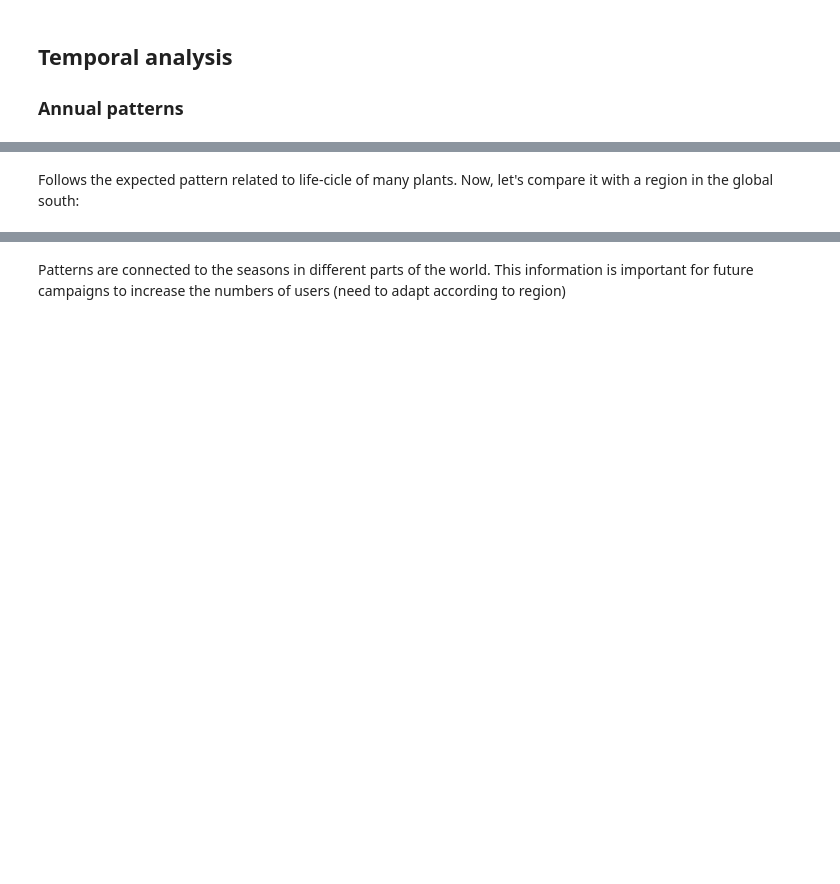
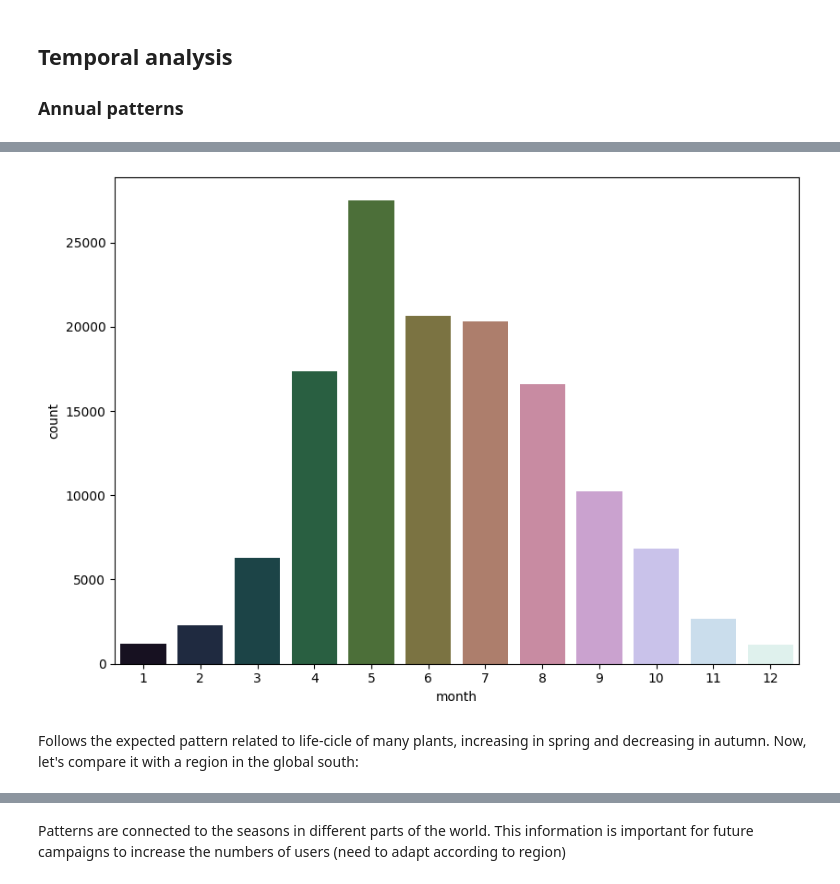
Before and after one commit to Tallaringues/mid-bootcamp-project-plantanet, a Jupyter notebook: Notebooks/EDA_2.ipynb, the cells around one changed output, grey strips where cells are left out. Drawn from its saved outputs; the diff is of its cells as text; code cells hidden in the pictures; blank space fills up the shorter version.

```diff
--- a/Notebooks/EDA_2.ipynb
+++ b/Notebooks/EDA_2.ipynb
@@ -105,5 +154,18 @@ plot_discrete2(europe_month_df)
+# %%
+def plot_discrete2(df):
+    plt.figure(figsize=(16, 6))
+    num_plots = len(df.columns)
+    for i, col in enumerate(df.columns):
+        plt.subplot((num_plots+1)//2, 2, i+1)
+        sns.countplot(x=col, data=df, palette = "cubehelix")
+    plt.tight_layout()
+    plt.show()
+
+plot_discrete2(europe_month_df)
+# %% [output]
+[figure, added]
 # %% [markdown]
-Follows the expected pattern related to life-cicle of many plants. Now, let's compare it with a region in the global south:
+Follows the expected pattern related to life-cicle of many plants, increasing in spring and decreasing in autumn. Now, let's compare it with a region in the global south:
 # %%
 southam_month = plant_nan[plant_nan['region'] == 'South America']['month']
 southam_month_df=pd.DataFrame(data=southam_month)
```
Also changed, not shown: parts of 24 cells of this notebook, 1 other file.
